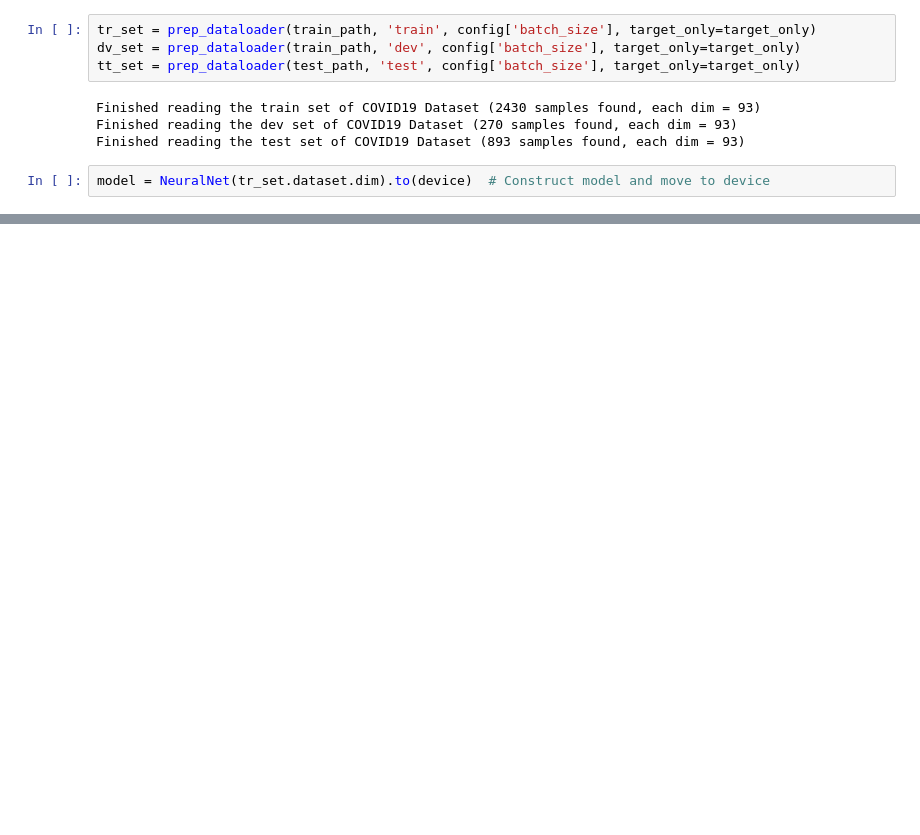
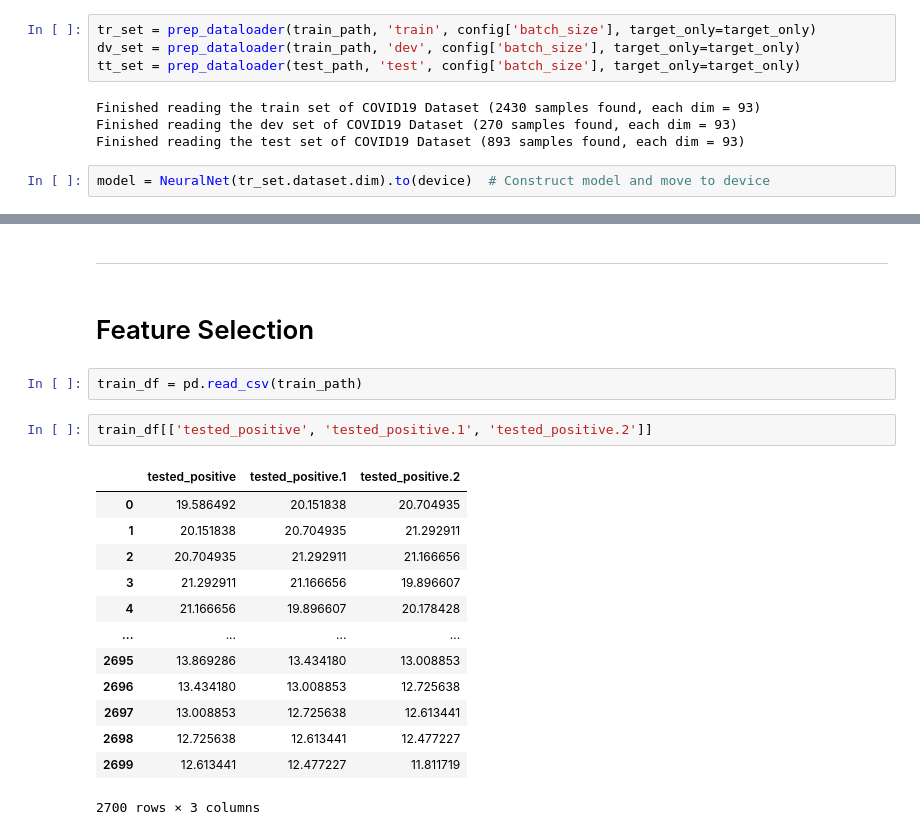
Before and after one commit to LeaYeh/mini-transformer, a Jupyter notebook: related_therory/NTU_ML_20201/hw1_regression.ipynb, the cells around one changed output, grey strips where cells are left out. Drawn from its saved outputs; the diff is of its cells as text; blank space fills up the shorter version.

Commit message:
feat: Run sample code and ready for feature selection

```diff
--- a/related_therory/NTU_ML_20201/hw1_regression.ipynb
+++ b/related_therory/NTU_ML_20201/hw1_regression.ipynb
@@ -302,0 +374,22 @@ model = NeuralNet(tr_set.dataset.dim).to(device)  # Construct model and move to
+# %% [markdown]
+--------
+# %% [markdown]
+# Feature Selection
+# %%
+train_df = pd.read_csv(train_path)
+# %%
+train_df[['tested_positive', 'tested_positive.1', 'tested_positive.2']]
+# %% [output]
+|  | tested_positive | tested_positive.1 | tested_positive.2 |
+| 0 | 19.586492 | 20.151838 | 20.704935 |
+| 1 | 20.151838 | 20.704935 | 21.292911 |
+| 2 | 20.704935 | 21.292911 | 21.166656 |
+| 3 | 21.292911 | 21.166656 | 19.896607 |
+| 4 | 21.166656 | 19.896607 | 20.178428 |
+| ... | ... | ... | ... |
+| 2695 | 13.869286 | 13.434180 | 13.008853 |
+| 2696 | 13.434180 | 13.008853 | 12.725638 |
+| 2697 | 13.008853 | 12.725638 | 12.613441 |
+| 2698 | 12.725638 | 12.613441 | 12.477227 |
+| 2699 | 12.613441 | 12.477227 | 11.811719 |
+2700 rows × 3 columns
```
Also changed, not shown: parts of 11 cells of this notebook.
